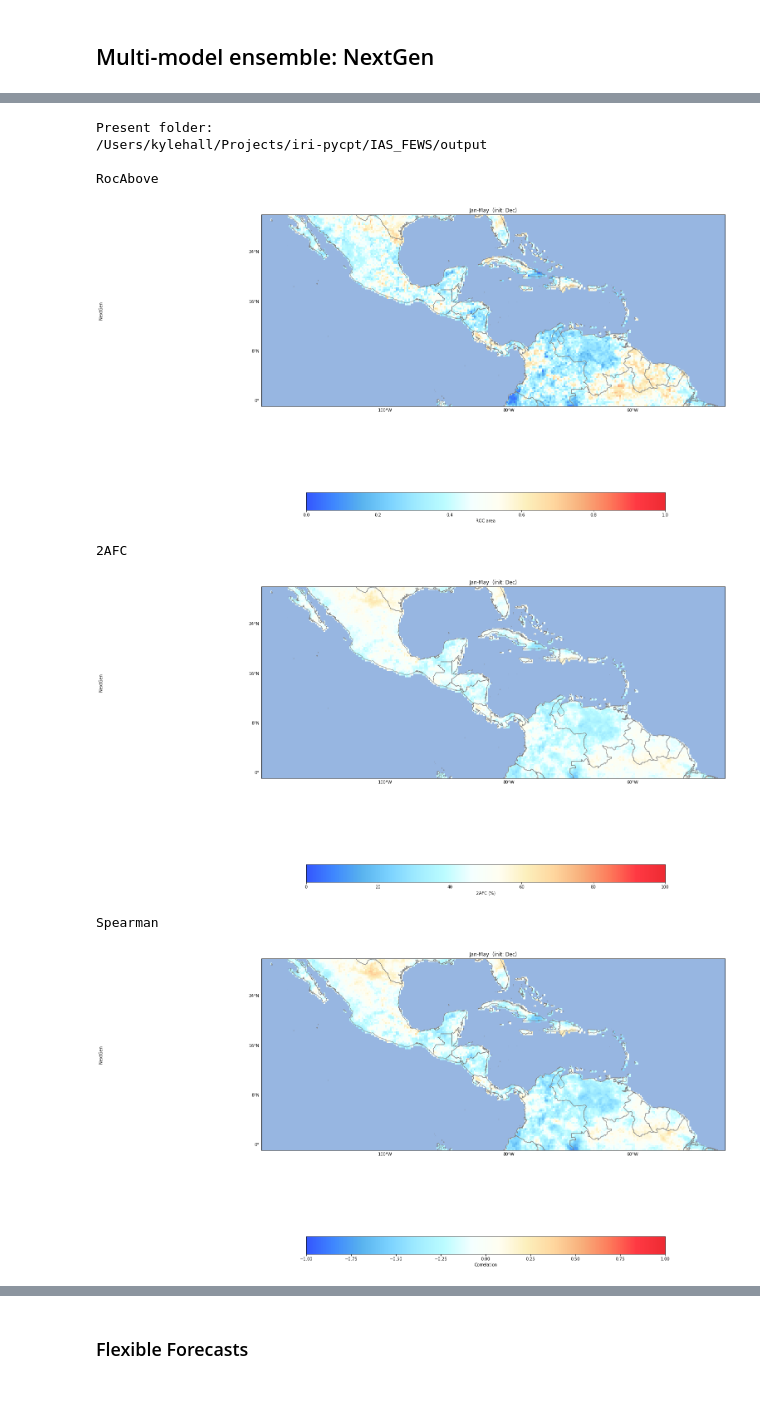
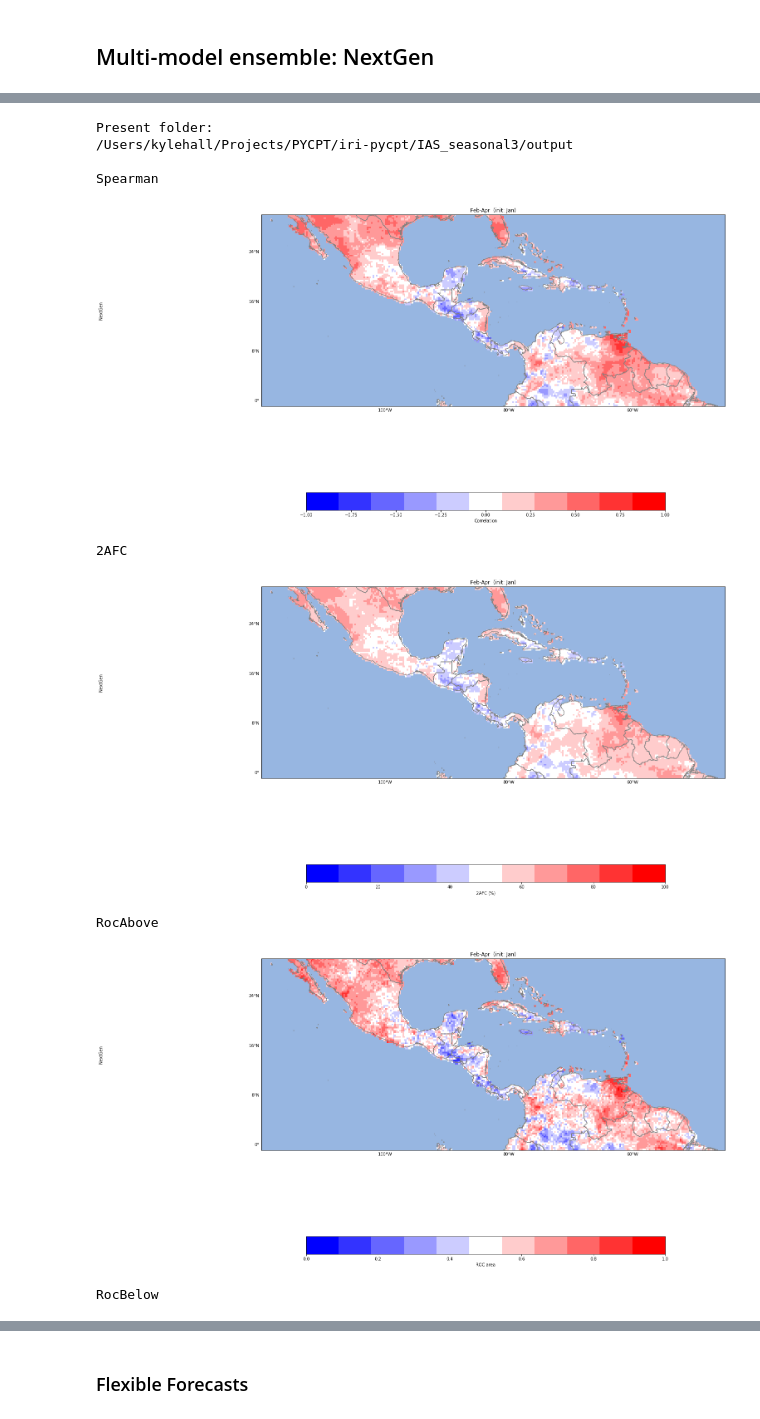
Before and after one commit to ssilje/iri-pycpt, a Jupyter notebook: PyCPT_seav1.9.ipynb, the cells around one changed output, grey strips where cells are left out. Cells and saved outputs as stored; diff of their text form; code cells hidden in the pictures.

```diff
--- a/PyCPT_seav1.9.ipynb
+++ b/PyCPT_seav1.9.ipynb
@@ -283,9 +285,7 @@ PROCESS COMPLETED
 #####Choose metrics (options are: 'Pearson','Spearman','2AFC','RocAbove','RocBelow'):
 #met=('Ignorance','RPSS','GROC')
 met=('Spearman','2AFC','RocAbove','RocBelow')
-#monss=['Aug-Oct','Mar-May','Apr-Jun','Sep-Nov']   #Needs to be any of the seasons computed.#
-
-monss=['Jan-May']
+monss=['Feb-Apr']#,#'Aug-Oct','Mar-May','Apr-Jun','Sep-Nov']   #Needs to be any of the seasons computed.#
 
 print("Present folder:")
 %cd $workdir/output
@@ -293,7 +293,7 @@ print("Present folder:")
 # Skill scores loop
 plt.rcParams.update({'font.size': 10})
 for ime in met:
-    pltmap(models,PREDICTAND,ime,wlo2,elo2,sla2,nla2,fprefix,mpref,tgts,mons,monss, map_color, continuous_colorbar, use_ocean)
+    pltmap(models,PREDICTAND,ime,wlo2,elo2,sla2,nla2,fprefix,mpref,tgts,mons,monss,map_color, colorbar_option, use_ocean)
     plt.savefig(('figures/Skill-Models-'+obs+'-'+MOS+'-' + ime + '.pdf'), dpi=300)
     print('')
     print("\033[1m"+ime+"\033[0;0m")
@@ -315,9 +315,8 @@ RocBelow
 # %% [markdown]
 ## EOF Analysis (only available if MOS=PCR or CCA)
 # %%
-#monss=['Aug-Oct','Mar-May','Apr-Jun','May-Jul']   #Needs to be any of the seasons computed.
+monss=['Feb-Apr']#'Aug-Oct','Mar-May','Apr-Jun','May-Jul']   #Needs to be any of the seasons computed.
 #monss=['Dec-Feb']
-monss=['Jan-May']
 nmodes=3
 
 print("Present folder:")
@@ -331,10 +330,8 @@ else:
     # EOF loop
     plt.rcParams.update({'font.size': 11})
     for imod in range(nmodes):
-        plteofs(models,PREDICTAND,imod,nmodes,wlo2,elo2,sla2,nla2,fprefix,mpref,tgts, mons,monss,  map_color, continuous_colorbar, use_ocean)
+        plteofs(models,PREDICTAND,imod,nmodes,wlo2,elo2,sla2,nla2,fprefix,mpref,tgts, mons,monss,map_color, colorbar_option, use_ocean)
         print("\033[1mMode "+str(imod+1))
         plt.show()
-
-os.chdir('..')
 # %% [output]
 Present folder:
@@ -425,30 +424,32 @@ New folder:
 PROCESS COMPLETED
 # %%
 #####Choose metrics (options are: 'Pearson','Spearman','2AFC','RocAbove','RocBelow','Ignorance','RPSS','GROC'):
-met=('RocAbove','2AFC', 'Spearman')
-#monss=['Aug-Oct','Mar-May','Apr-Jun','Sep-Nov']   #Needs to be any of the seasons computed.
-monss=['Jan-May']
-models=['NextGen']#,'CanSIPSv2', 'COLA-RSMAS-CCSM4', 'GFDL-CM2p5-FLOR-A06', 'GFDL-CM2p5-FLOR-B01', 'NASA-GEOSS2S', 'NCEP-CFSv2']
+met=('Spearman','2AFC','RocAbove','RocBelow')
+monss=['Feb-Apr']#Aug-Oct','Mar-May','Apr-Jun','Sep-Nov']   #Needs to be any of the seasons computed.
+#monss=['Jan-May']
+#models=['NextGen','CanSIPSv2', 'COLA-RSMAS-CCSM4', 'GFDL-CM2p5-FLOR-A06', 'GFDL-CM2p5-FLOR-B01', 'NASA-GEOSS2S', 'NCEP-CFSv2']
+models=['NextGen']
 
 print("Present folder:")
 %cd $workdir/output
 
 # Skill scores loop
 plt.rcParams.update({'font.size': 10})
 for ime in met:
-    pltmap(models,PREDICTAND,ime,wlo2,elo2,sla2,nla2,fprefix,mpref,tgts,mons,monss, map_color, continuous_colorbar, use_ocean)
+    pltmap(models,PREDICTAND,ime,wlo2,elo2,sla2,nla2,fprefix,mpref,tgts,mons,monss,map_color, colorbar_option, use_ocean)
     plt.savefig(('figures/Skill-NextGen-'+obs+'-'+MOS+'-' + ime + '.pdf'), dpi=300)
     print('')
     print("\033[1m"+ime+"\033[0;0m")
     plt.show()
     print('')
 # %% [output]
 Present folder:
-/Users/kylehall/Projects/iri-pycpt/IAS_FEWS/output
+/Users/kylehall/Projects/PYCPT/iri-pycpt/IAS_seasonal3/output
 
-RocAbove
+Spearman
-[figure, old version]
+[figure, new version]
 2AFC
-[figure, old version]
+[figure, new version]
-Spearman
+RocAbove
-[figure, old version]
+[figure, new version]
+RocBelow
```
Also changed, not shown: parts of 16 cells of this notebook, 2 other files.
